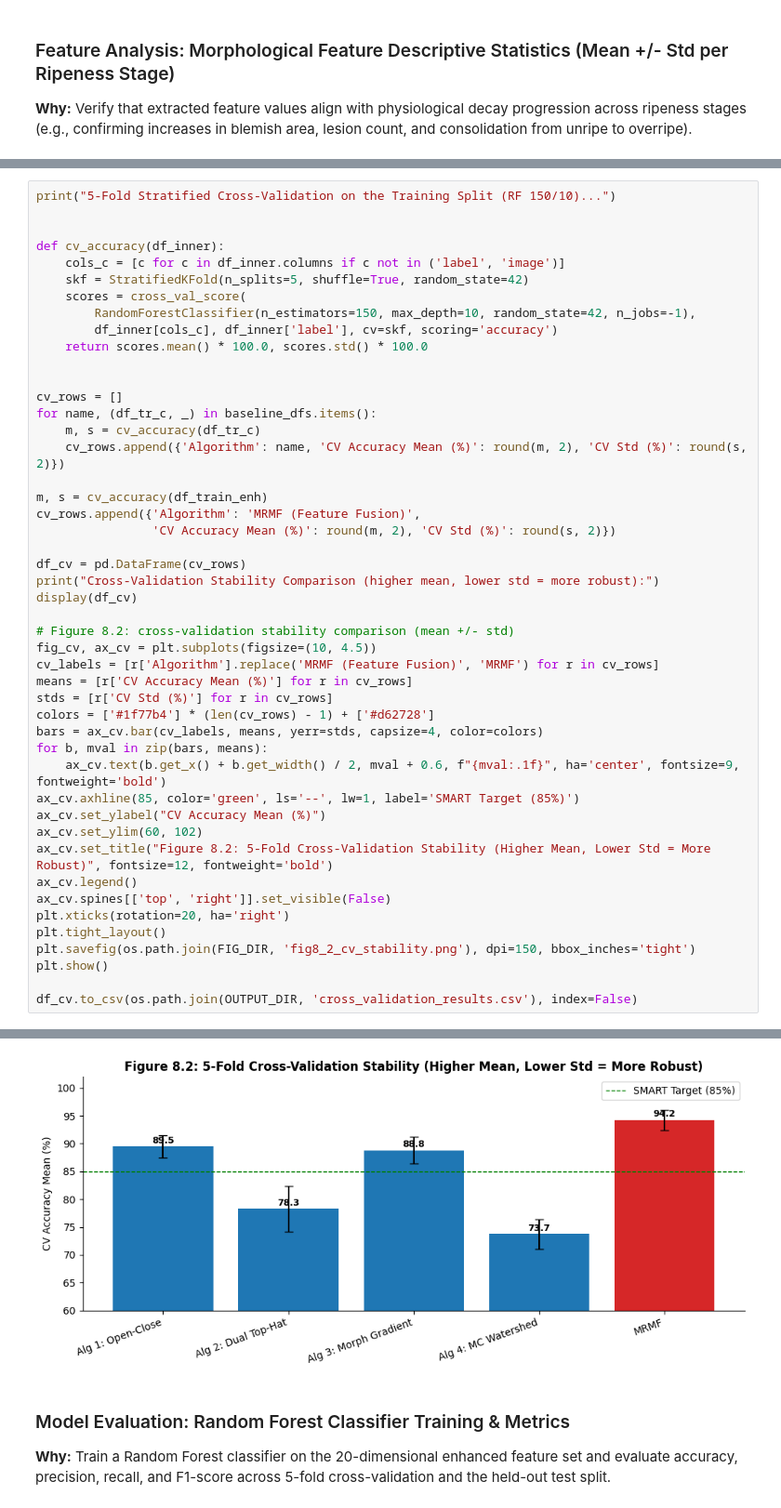
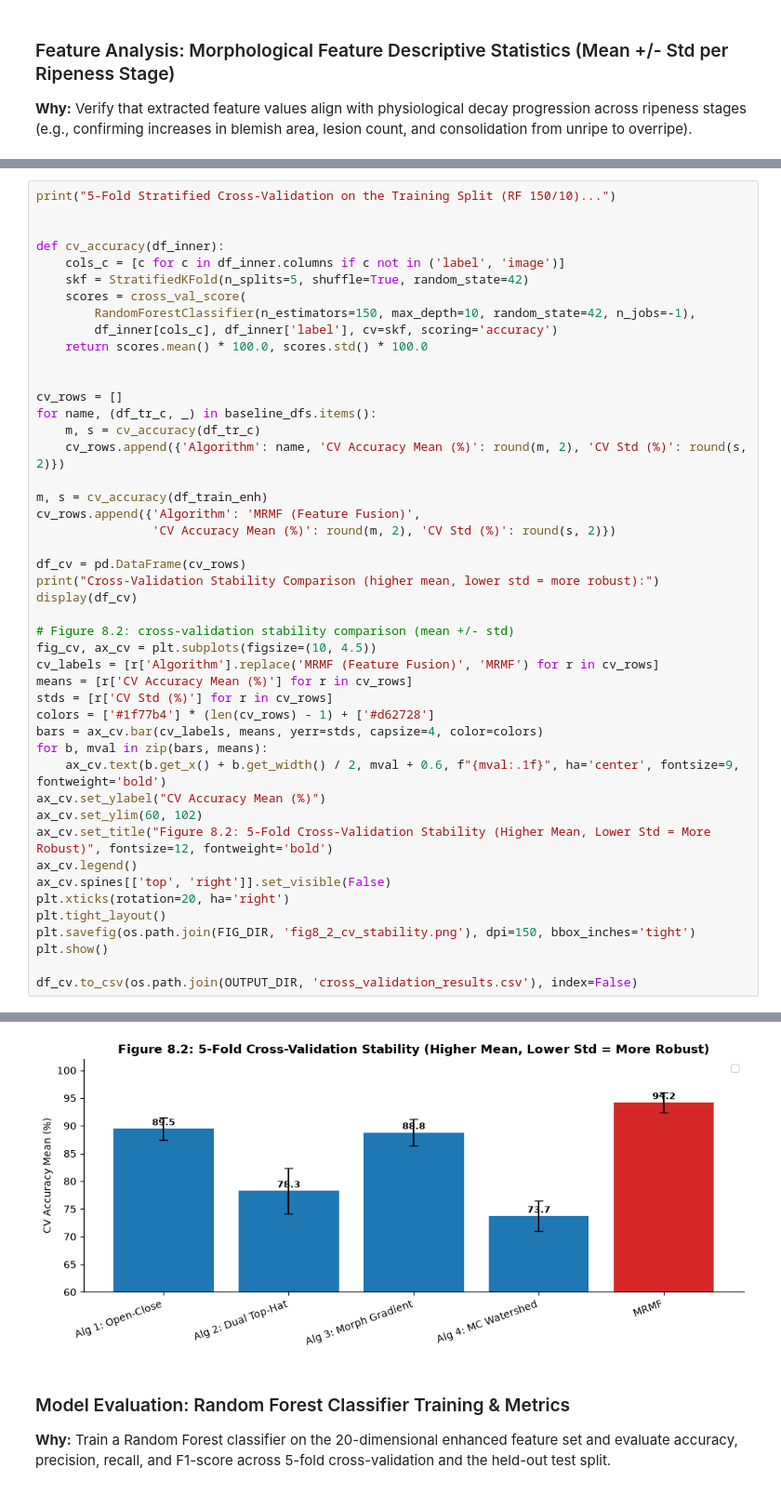
Before and after one commit to ChamHerman/mango-ripeness-grading, a Jupyter notebook: notebooks/morphological_analysis_hm.ipynb, the cells around one changed output, grey strips where cells are left out. Shown at 93% size. Cells and saved outputs as stored; diff of their text form.

```diff
--- a/notebooks/morphological_analysis_hm.ipynb
+++ b/notebooks/morphological_analysis_hm.ipynb
@@ -1108,35 +1088,34 @@ display(df_cv)
 
 # Figure 8.2: cross-validation stability comparison (mean +/- std)
 fig_cv, ax_cv = plt.subplots(figsize=(10, 4.5))
 cv_labels = [r['Algorithm'].replace('MRMF (Feature Fusion)', 'MRMF') for r in cv_rows]
 means = [r['CV Accuracy Mean (%)'] for r in cv_rows]
 stds = [r['CV Std (%)'] for r in cv_rows]
 colors = ['#1f77b4'] * (len(cv_rows) - 1) + ['#d62728']
 bars = ax_cv.bar(cv_labels, means, yerr=stds, capsize=4, color=colors)
 for b, mval in zip(bars, means):
     ax_cv.text(b.get_x() + b.get_width() / 2, mval + 0.6, f"{mval:.1f}", ha='center', fontsize=9, fontweight='bold')
-ax_cv.axhline(85, color='green', ls='--', lw=1, label='SMART Target (85%)')
 ax_cv.set_ylabel("CV Accuracy Mean (%)")
 ax_cv.set_ylim(60, 102)
 ax_cv.set_title("Figure 8.2: 5-Fold Cross-Validation Stability (Higher Mean, Lower Std = More Robust)", fontsize=12, fontweight='bold')
 ax_cv.legend()
 ax_cv.spines[['top', 'right']].set_visible(False)
 plt.xticks(rotation=20, ha='right')
 plt.tight_layout()
 plt.savefig(os.path.join(FIG_DIR, 'fig8_2_cv_stability.png'), dpi=150, bbox_inches='tight')
 plt.show()
 
 df_cv.to_csv(os.path.join(OUTPUT_DIR, 'cross_validation_results.csv'), index=False)
 # %% [output]
 5-Fold Stratified Cross-Validation on the Training Split (RF 150/10)...
 Cross-Validation Stability Comparison (higher mean, lower std = more robust):
 |  | Algorithm | CV Accuracy Mean (%) | CV Std (%) |
 | 0 | Alg 1: Open-Close | 89.50 | 2.03 |
 | 1 | Alg 2: Dual Top-Hat | 78.29 | 4.13 |
 | 2 | Alg 3: Morph Gradient | 88.80 | 2.42 |
 | 3 | Alg 4: MC Watershed | 73.74 | 2.69 |
 | 4 | MRMF (Feature Fusion) | 94.23 | 1.87 |
-[figure, old version]
+[figure, new version]
 # %% [markdown]
 ### Model Evaluation: Random Forest Classifier Training & Metrics
 **Why:** Train a Random Forest classifier on the 20-dimensional enhanced feature set and evaluate accuracy, precision, recall, and F1-score across 5-fold cross-validation and the held-out test split.
```
Also changed, not shown: parts of 11 cells of this notebook, 12 other files.
